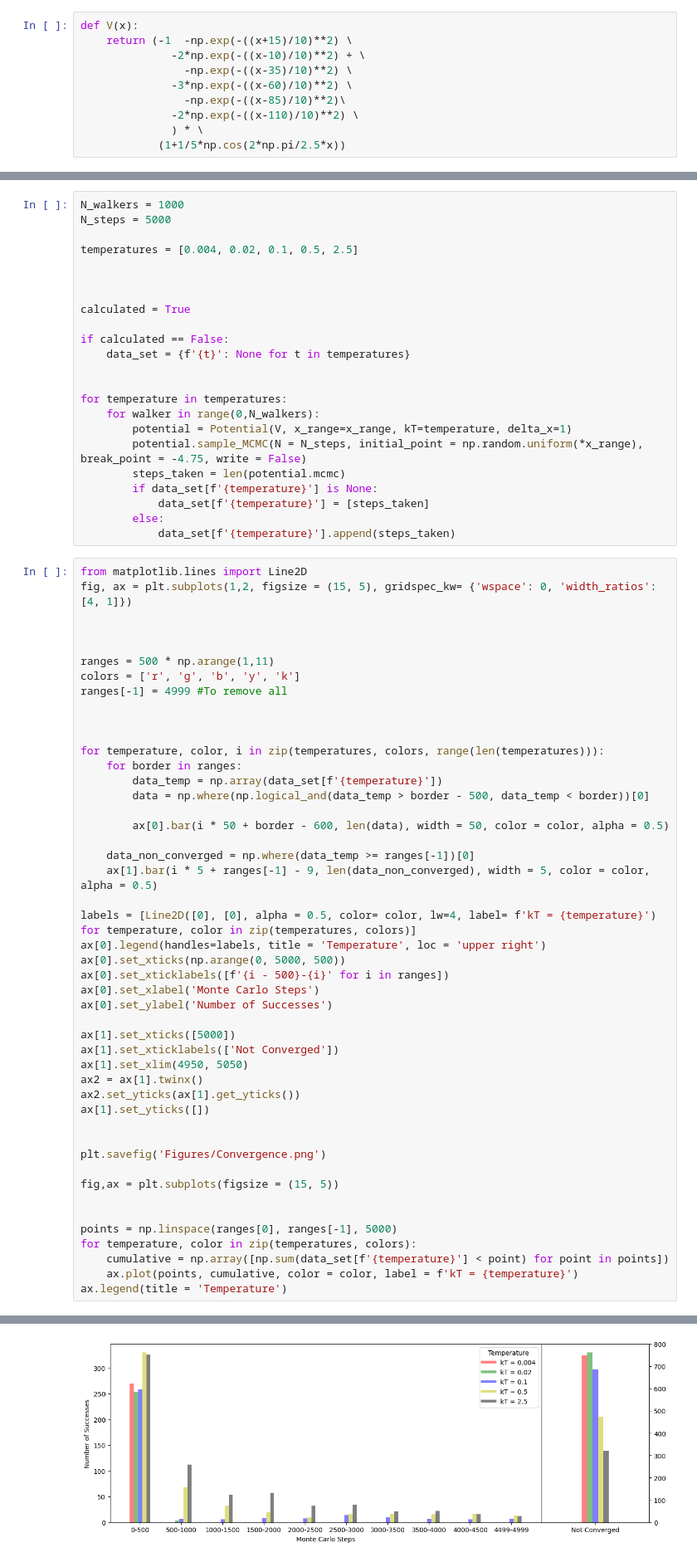
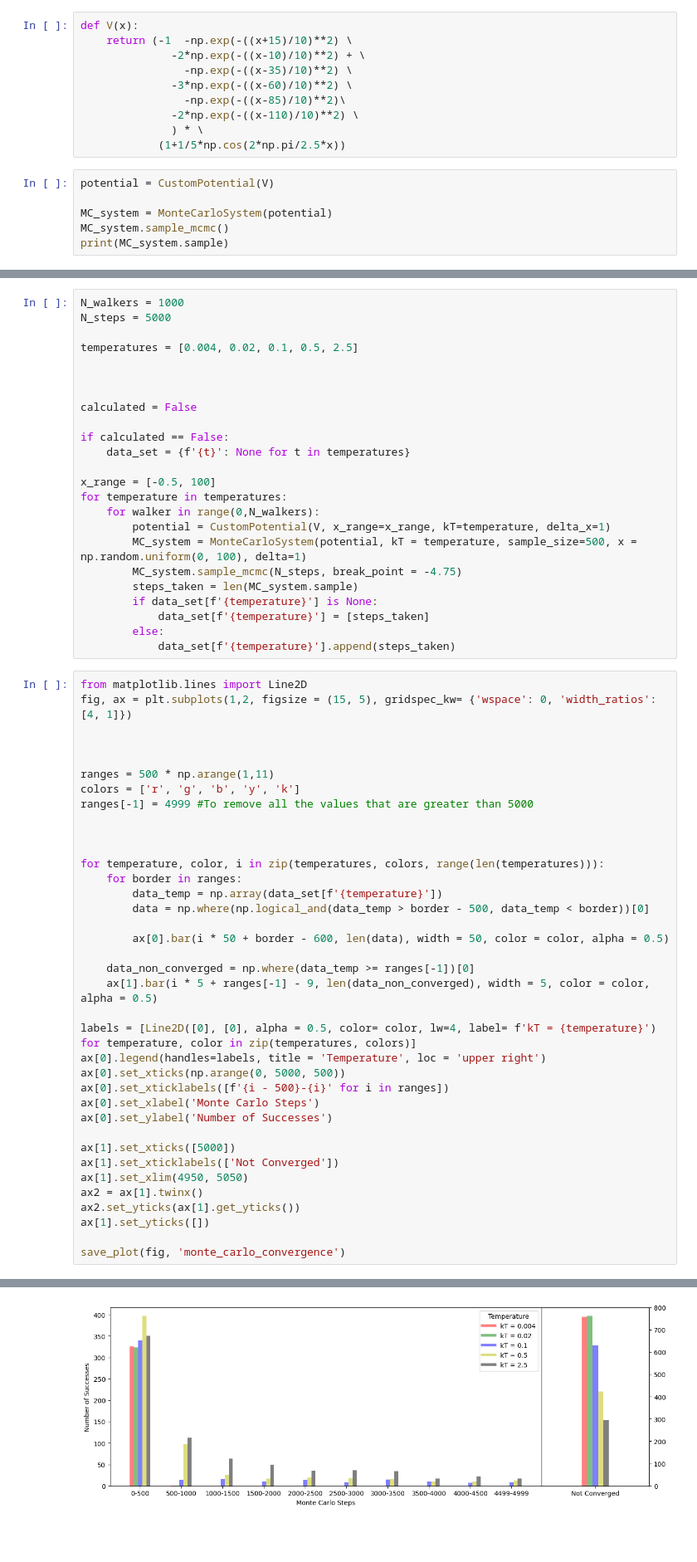
Before and after one commit to TobiasJohannessen/TobiasJohannessen.github.io, a Jupyter notebook: Computational Physics/Exercises/Week 3/Exercise 11.ipynb, the cells around one changed output, grey strips where cells are left out. Shown at 83% size. Drawn from its saved outputs; the diff is of its cells as text; blank space fills up the shorter version.

```diff
--- a/Computational Physics/Exercises/Week 3/Exercise 11.ipynb
+++ b/Computational Physics/Exercises/Week 3/Exercise 11.ipynb
@@ -18,3 +10,9 @@ def V(x):
               -2*np.exp(-((x-110)/10)**2) \
               ) * \
             (1+1/5*np.cos(2*np.pi/2.5*x))
+# %%
+potential = CustomPotential(V)
+
+MC_system = MonteCarloSystem(potential)
+MC_system.sample_mcmc()
+print(MC_system.sample)
@@ -70,17 +110,18 @@ temperatures = [0.004, 0.02, 0.1, 0.5, 2.5]
 
 
 
-calculated = True
+calculated = False
 
 if calculated == False:
     data_set = {f'{t}': None for t in temperatures}
 
-
+x_range = [-0.5, 100]
 for temperature in temperatures:
     for walker in range(0,N_walkers):
-        potential = Potential(V, x_range=x_range, kT=temperature, delta_x=1)
-        potential.sample_MCMC(N = N_steps, initial_point = np.random.uniform(*x_range), break_point = -4.75, write = False)
-        steps_taken = len(potential.mcmc)
+        potential = CustomPotential(V, x_range=x_range, kT=temperature, delta_x=1)
+        MC_system = MonteCarloSystem(potential, kT = temperature, sample_size=500, x = np.random.uniform(0, 100), delta=1)
+        MC_system.sample_mcmc(N_steps, break_point = -4.75)
+        steps_taken = len(MC_system.sample)
         if data_set[f'{temperature}'] is None:
             data_set[f'{temperature}'] = [steps_taken]
         else:
@@ -93,7 +134,7 @@ fig, ax = plt.subplots(1,2, figsize = (15, 5), gridspec_kw= {'wspace': 0, 'width
 
 ranges = 500 * np.arange(1,11)
 colors = ['r', 'g', 'b', 'y', 'k']
-ranges[-1] = 4999 #To remove all
+ranges[-1] = 4999 #To remove all the values that are greater than 5000
 
 
 
@@ -121,15 +162,5 @@ ax2 = ax[1].twinx()
 ax2.set_yticks(ax[1].get_yticks())
 ax[1].set_yticks([])
 
-
-plt.savefig('Figures/Convergence.png')
-
-fig,ax = plt.subplots(figsize = (15, 5))
-
-
-points = np.linspace(ranges[0], ranges[-1], 5000)
-for temperature, color in zip(temperatures, colors):
-    cumulative = np.array([np.sum(data_set[f'{temperature}'] < point) for point in points])
-    ax.plot(points, cumulative, color = color, label = f'kT = {temperature}')
-ax.legend(title = 'Temperature')
+save_plot(fig, 'monte_carlo_convergence')
 # %% [output]
@@ -137 +167 @@ ax.legend(title = 'Temperature')
-[figure, old version]
+[figure, new version]
```
Also changed, not shown: parts of 9 cells of this notebook, 41 other files.
